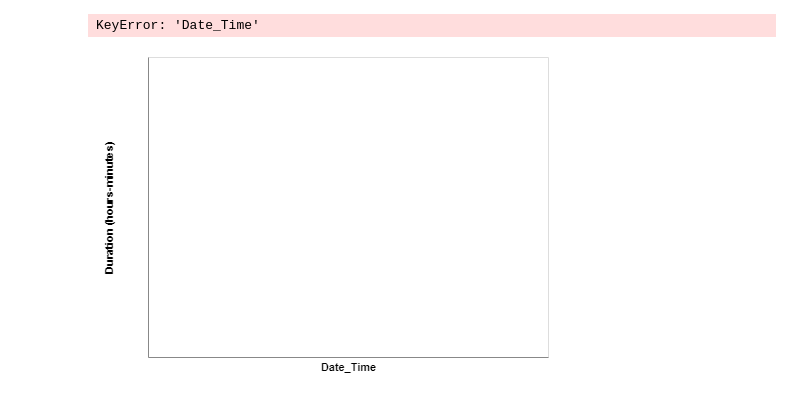
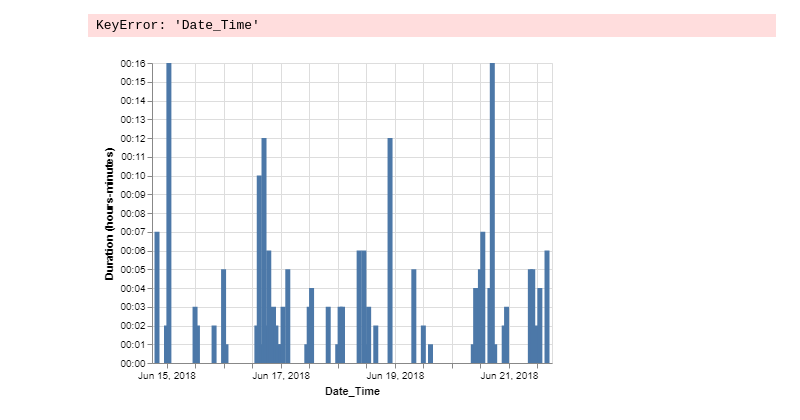
Before and after one commit to kanderson102/apptracker, a Jupyter notebook: sandbox3.ipynb, the cells around one changed output. Drawn from its saved outputs; the diff is of its cells as text; code cells hidden in the pictures.

Commit message:
Updated the df manipulation and atair graph output

```diff
--- a/sandbox3.ipynb
+++ b/sandbox3.ipynb
@@ -125,13 +154,13 @@ t.plot(x='Date_Time', y='Duration', kind='bar')
 # %% [output]
 KeyError: 'Date_Time'
 # %%
-chart = alt.Chart(t).mark_bar().encode(
+chart = alt.Chart(tinder).mark_bar().encode(
 #     x='day(Date):O',
     x='Date_Time:T',
     y='hoursminutes(Duration)'
 )
 
 chart
 # %% [output]
-[figure, old version]
+[figure, new version]
 # %%
```
Also changed, not shown: parts of 7 cells of this notebook, 2 other files.
